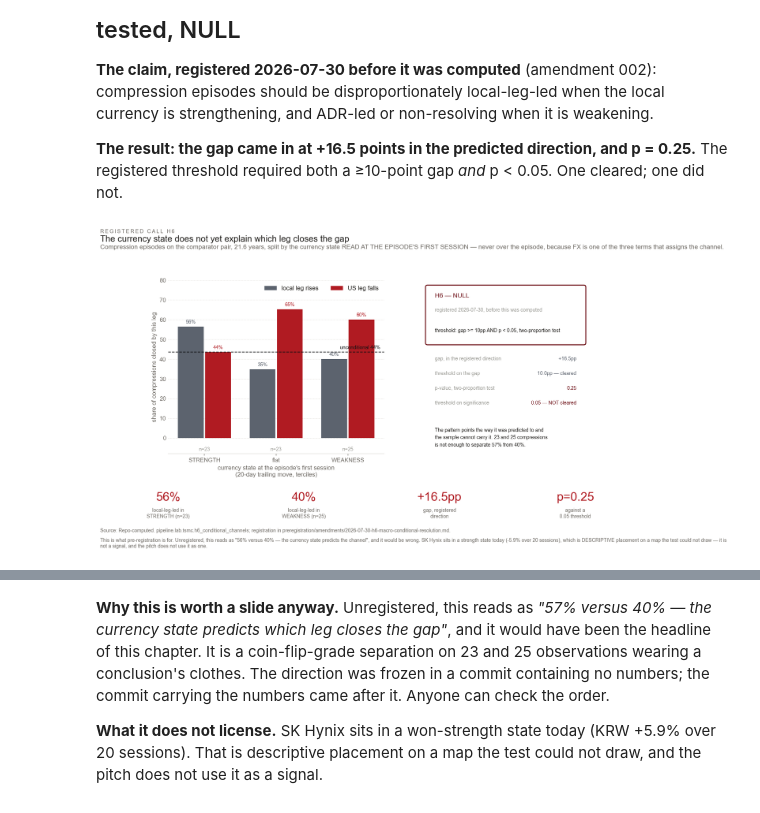
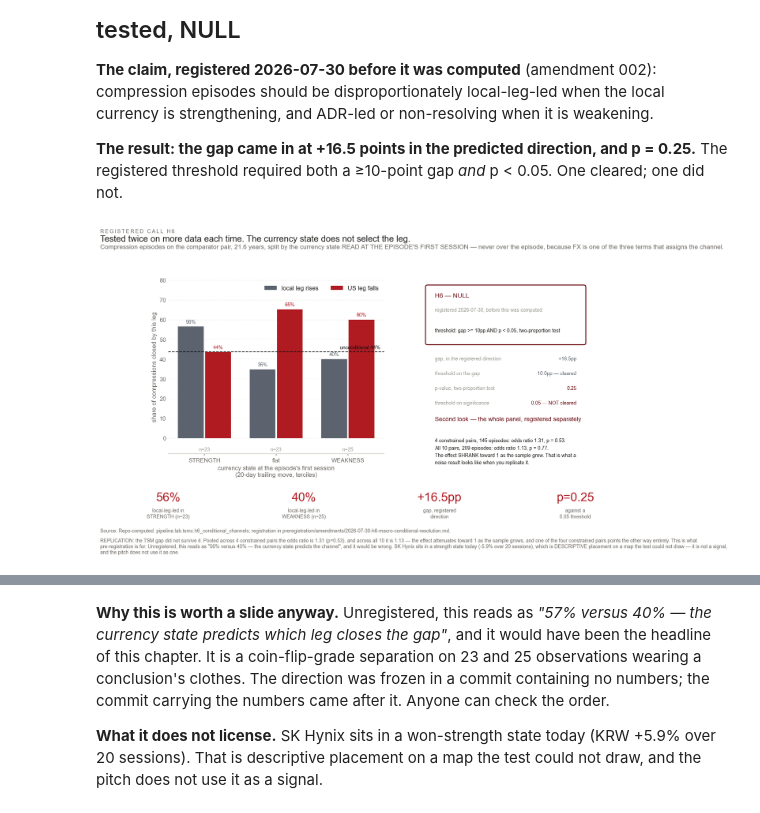
Before and after one commit to ZinuoS/Charon, a Jupyter notebook: notebooks/07_macro_environment.ipynb, the cells around one changed output, grey strips where cells are left out. Cells and saved outputs as stored; diff of their text form; code cells hidden in the pictures.

```diff
--- a/notebooks/07_macro_environment.ipynb
+++ b/notebooks/07_macro_environment.ipynb
@@ -110,7 +110,8 @@ and ADR-led or non-resolving when it is weakening.
 registered threshold required both a ≥10-point gap *and* p < 0.05. One cleared; one did not.
 # %%
 t = LAB.h6_conditional_channels(); v = LAB.h6_verdict(t); s = LAB.h6_skhy_descriptive()
-fig, _ = figures.g30_macro_catalyst_map(t, v, s)
+pooled = LAB.h6b_verdict()
+fig, _ = figures.g30_macro_catalyst_map(t, v, s, pooled=pooled)
 fig;
 # %% [output]
-[figure, old version]
+[figure, new version]
```
Also changed, not shown: parts of 3 cells of this notebook, 16 other files.
